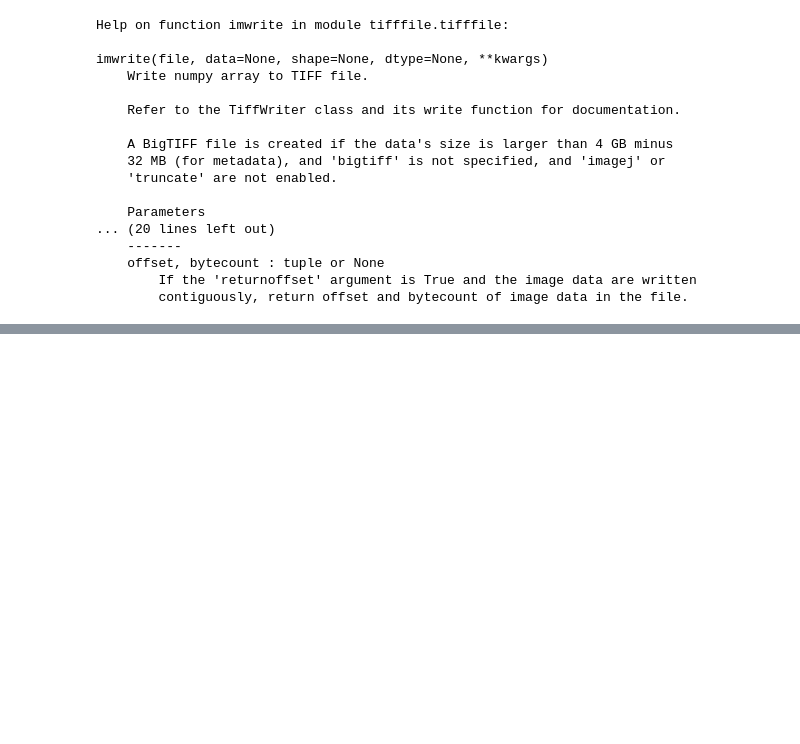
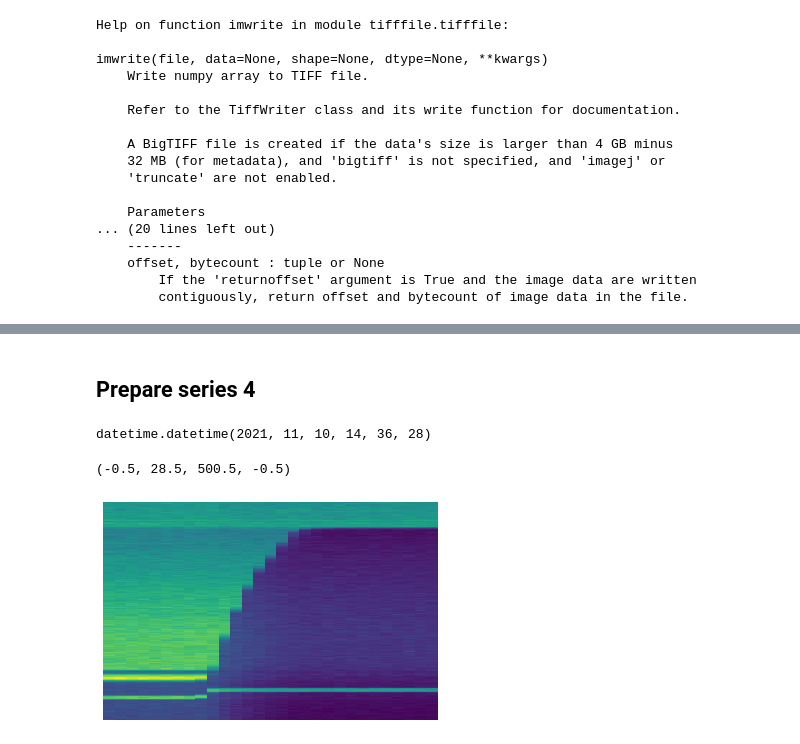
Before and after one commit to ImagingLectures/WaterInSand, a Jupyter notebook: data/DataPreparation.ipynb, the cells around one changed output, grey strips where cells are left out. Drawn from its saved outputs; the diff is of its cells as text; code cells hidden in the pictures; blank space fills up the shorter version.

Commit message:
Prepared data for the time series exercise.

```diff
--- a/data/DataPreparation.ipynb
+++ b/data/DataPreparation.ipynb
@@ -55,0 +62,23 @@ imwrite(file, data=None, shape=None, dtype=None, **kwargs)
+# %%
+from datetime import datetime
+
+def readSeries(fmask,first, last) :
+    a = fits.getdata(fmask.format(first))
+    dims = [last-first+1,a.shape[0],a.shape[1]]
+    img=np.zeros(dims)
+    times = []
+    for idx in range(img.shape[0]) :
+        fname=fmask.format(first+idx)
+        img[idx]=fits.getdata(fname)
+        frame = rd.read_fits_meta_data(fname,parlist = ['FRAME'])
+        time = datetime.strptime(frame['FRAME'],"%Y-%m-%dT%H:%M:%S")
+        times.append(time.hour*3600+time.minute*60+time.second)
+
+    times = np.array(times)
+    times = times-times[0]
+    return img,times
+# %% [markdown]
+## Prepare series 4
+# %%
+
+img,times=readSeries("/Users/Shared/data/P20212345/NEUTRA/02_rawdata/Sand/4/4_{0:05}.fits",first=1,last=29)
@@ -55,0 +89,10 @@ imwrite(file, data=None, shape=None, dtype=None, **kwargs)
+# %%
+datetime.strptime(times[0]["FRAME"],"%Y-%m-%dT%H:%M:%S")
+# %% [output]
+datetime.datetime(2021, 11, 10, 14, 36, 28)
+# %%
+plt.imshow(img[:,::-1,150].transpose(),aspect='auto', interpolation='None')
+plt.axis('off')
+# %% [output]
+(-0.5, 28.5, 500.5, -0.5)
+[figure, added]
```
Also changed, not shown: parts of 10 cells of this notebook, 5 other files.
